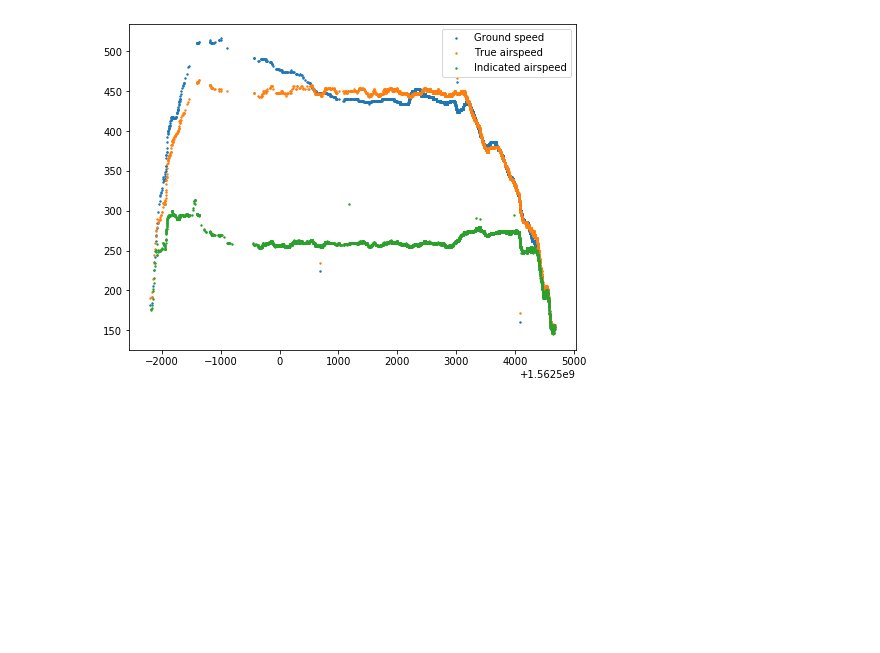
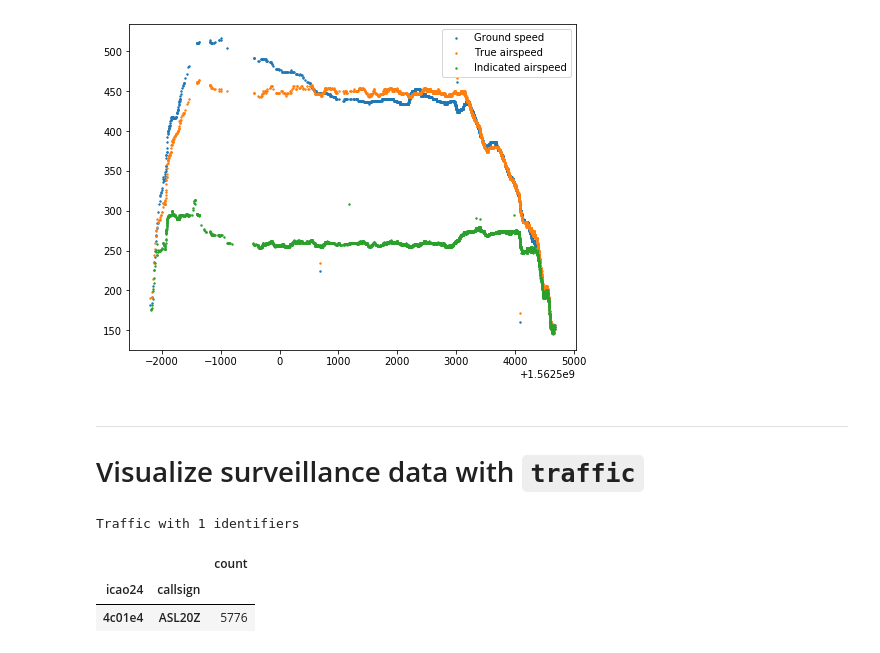
Before and after one commit to junzis/modes-tutorials, a Jupyter notebook: 4_explore_trajectory.ipynb, the cells around one changed output. Saved outputs shown, nothing was run; the diff lists cells and outputs as text; code cells hidden in the pictures; blank space fills up the shorter version.

```diff
--- a/4_explore_trajectory.ipynb
+++ b/4_explore_trajectory.ipynb
@@ -115,3 +123,6 @@ plt.legend()
 plt.show()
 # %% [output]
 [figure]
+# %% [markdown]
+---
+# Visualize surveillance data with `traffic`
@@ -117,0 +138,7 @@ plt.show()
+# %%
+t
+# %% [output]
+Traffic with 1 identifiers
+|  |  | count |
+| icao24 | callsign |  |
+| 4c01e4 | ASL20Z | 5776 |
```
Also changed, not shown: parts of 16 cells of this notebook.
